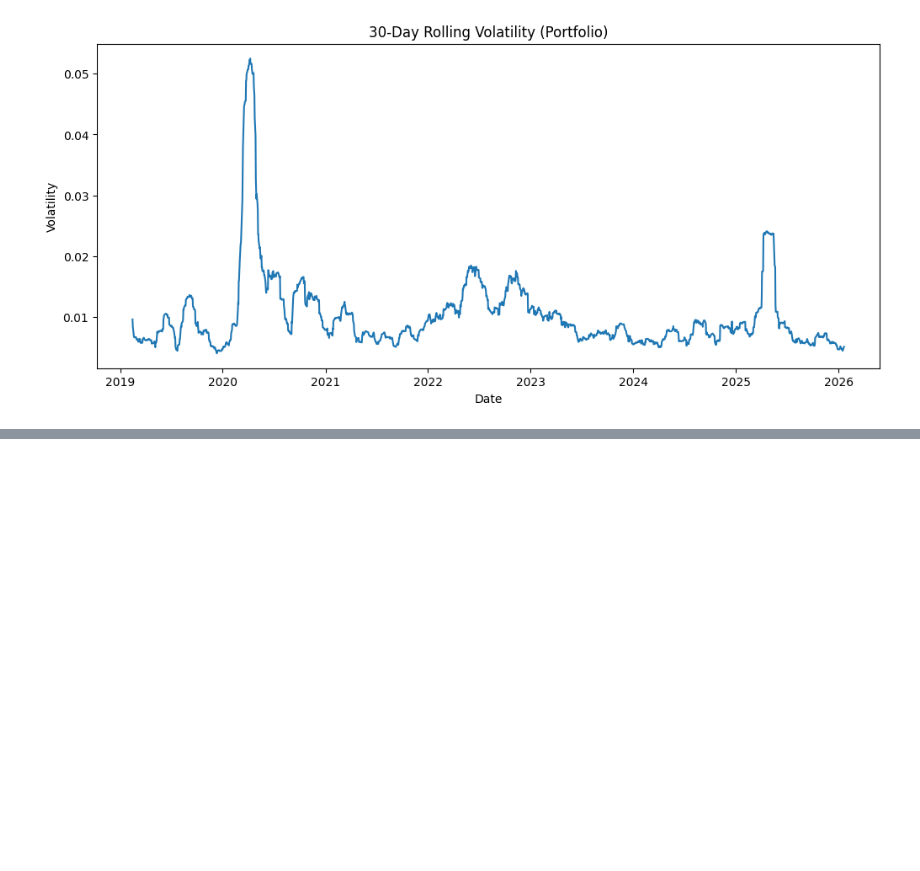
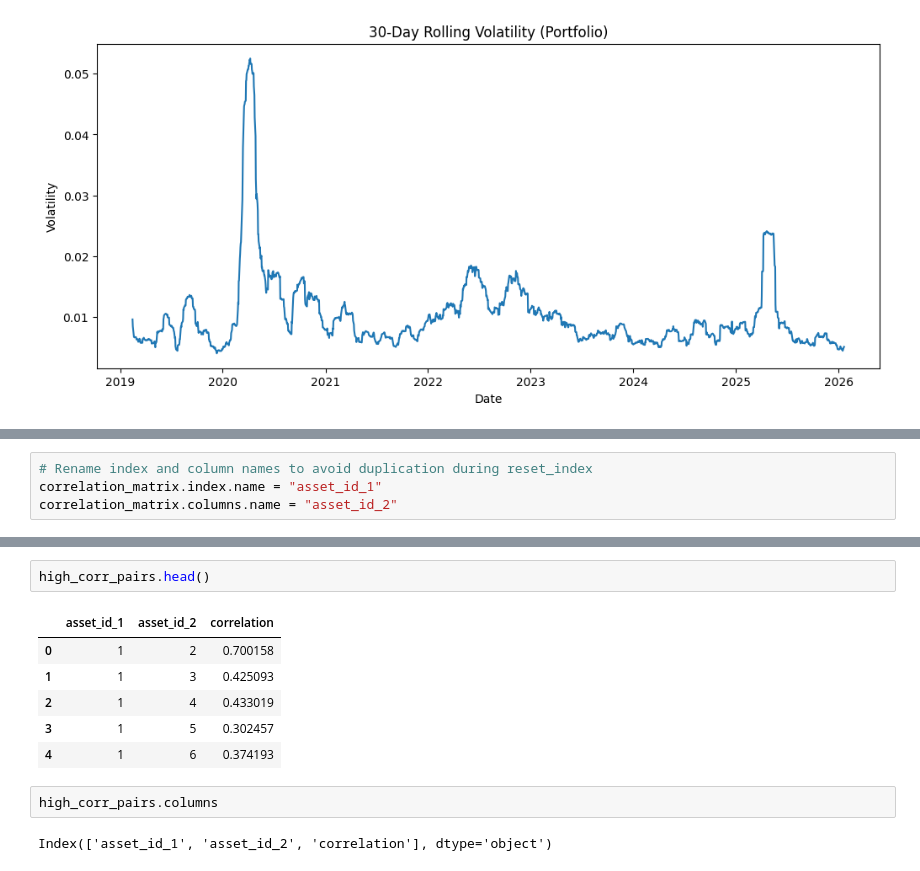
Before and after one commit to tsai143/financial-risk-analytics, a Jupyter notebook: notebooks/week2_returns_volatility.ipynb, the cells around one changed output, grey strips where cells are left out. Saved outputs shown, nothing was run; the diff lists cells and outputs as text; blank space fills up the shorter version.

```diff
--- a/notebooks/week2_returns_volatility.ipynb
+++ b/notebooks/week2_returns_volatility.ipynb
@@ -257,0 +329,4 @@ plt.show()
+# %%
+# Rename index and column names to avoid duplication during reset_index
+correlation_matrix.index.name = "asset_id_1"
+correlation_matrix.columns.name = "asset_id_2"
@@ -257,0 +350,13 @@ plt.show()
+# %%
+high_corr_pairs.head()
+# %% [output]
+|  | asset_id_1 | asset_id_2 | correlation |
+| 0 | 1 | 2 | 0.700158 |
+| 1 | 1 | 3 | 0.425093 |
+| 2 | 1 | 4 | 0.433019 |
+| 3 | 1 | 5 | 0.302457 |
+| 4 | 1 | 6 | 0.374193 |
+# %%
+high_corr_pairs.columns
+# %% [output]
+Index(['asset_id_1', 'asset_id_2', 'correlation'], dtype='object')
```
Also changed, not shown: parts of 7 cells of this notebook.
